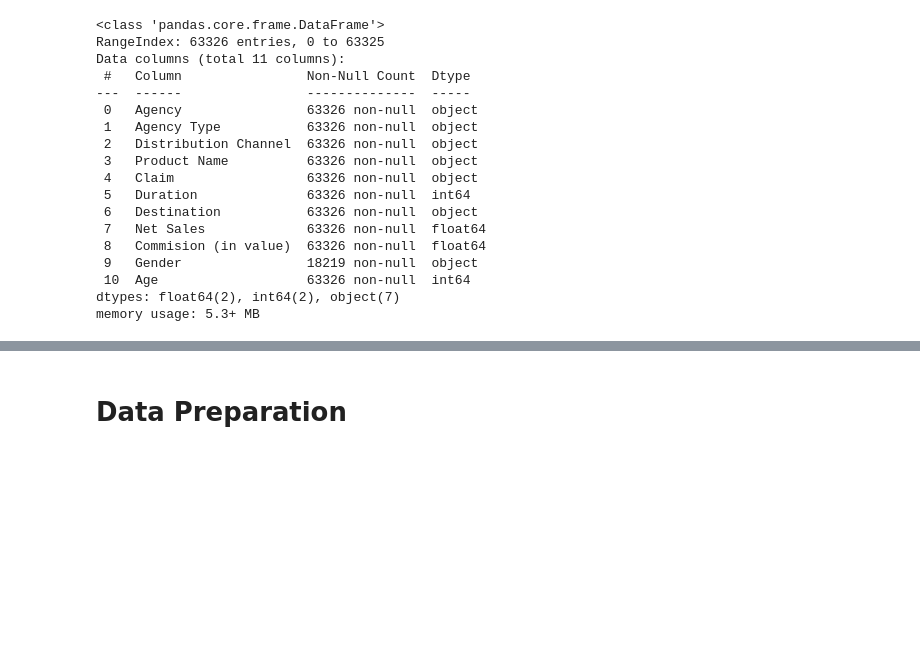
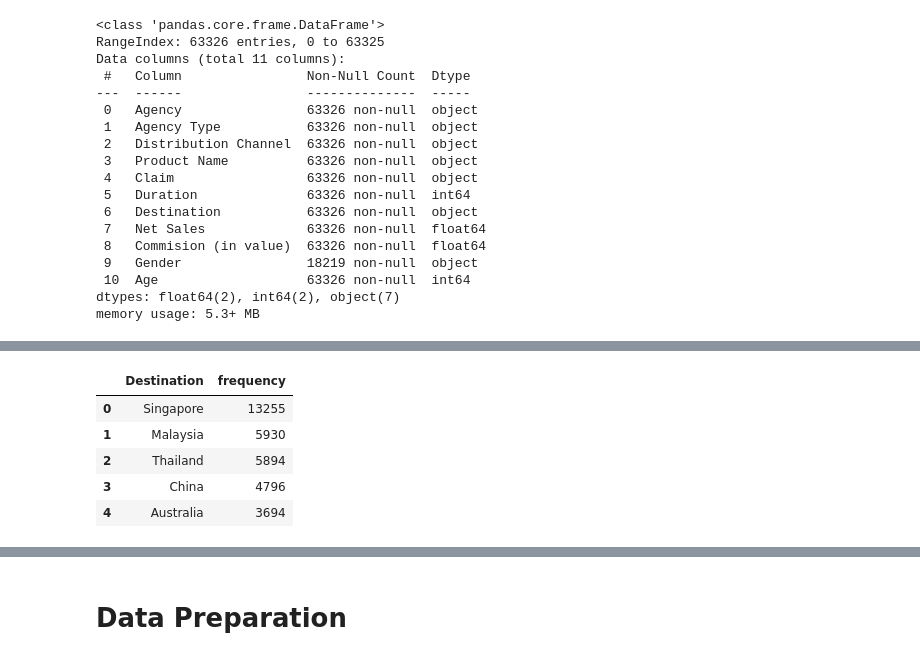
Before and after one commit to afanta-fi/travel_insurance_servicing, a Jupyter notebook: index.ipynb, the cells around one changed output, grey strips where cells are left out. Saved outputs shown, nothing was run; the diff lists cells and outputs as text; code cells hidden in the pictures; blank space fills up the shorter version.

```diff
--- a/index.ipynb
+++ b/index.ipynb
@@ -46,0 +174,15 @@ Index(['Gender'], dtype='object')
+# %%
+# Find the frequency with the destination countries
+destin = series_2_dataframe(df.destination.value_counts(),
+                 ['Destination','frequency'])
+
+# Change format of country names using title
+destin.Destination = destin.Destination.apply(lambda x: x.title())
+destin.head()
+# %% [output]
+|  | Destination | frequency |
+| 0 | Singapore | 13255 |
+| 1 | Malaysia | 5930 |
+| 2 | Thailand | 5894 |
+| 3 | China | 4796 |
+| 4 | Australia | 3694 |
```
Also changed, not shown: parts of 29 cells of this notebook.
